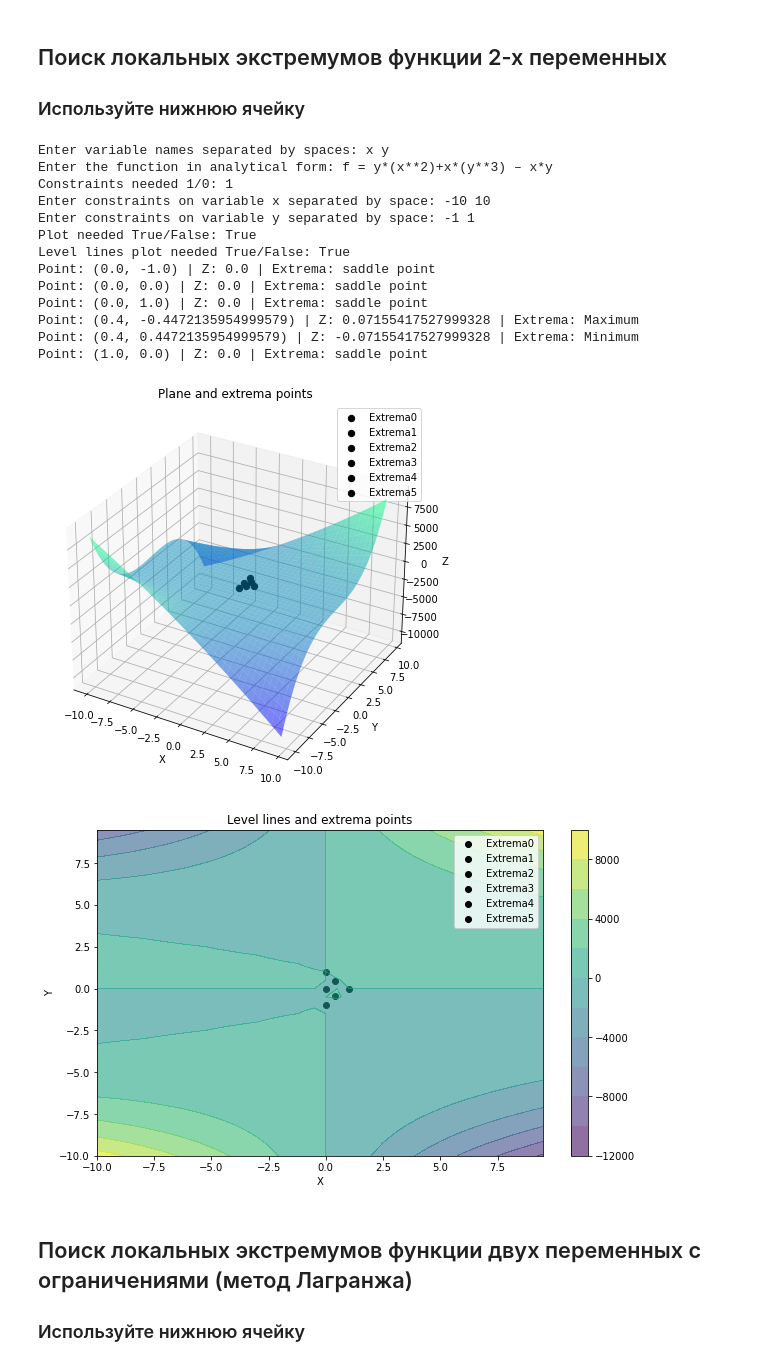
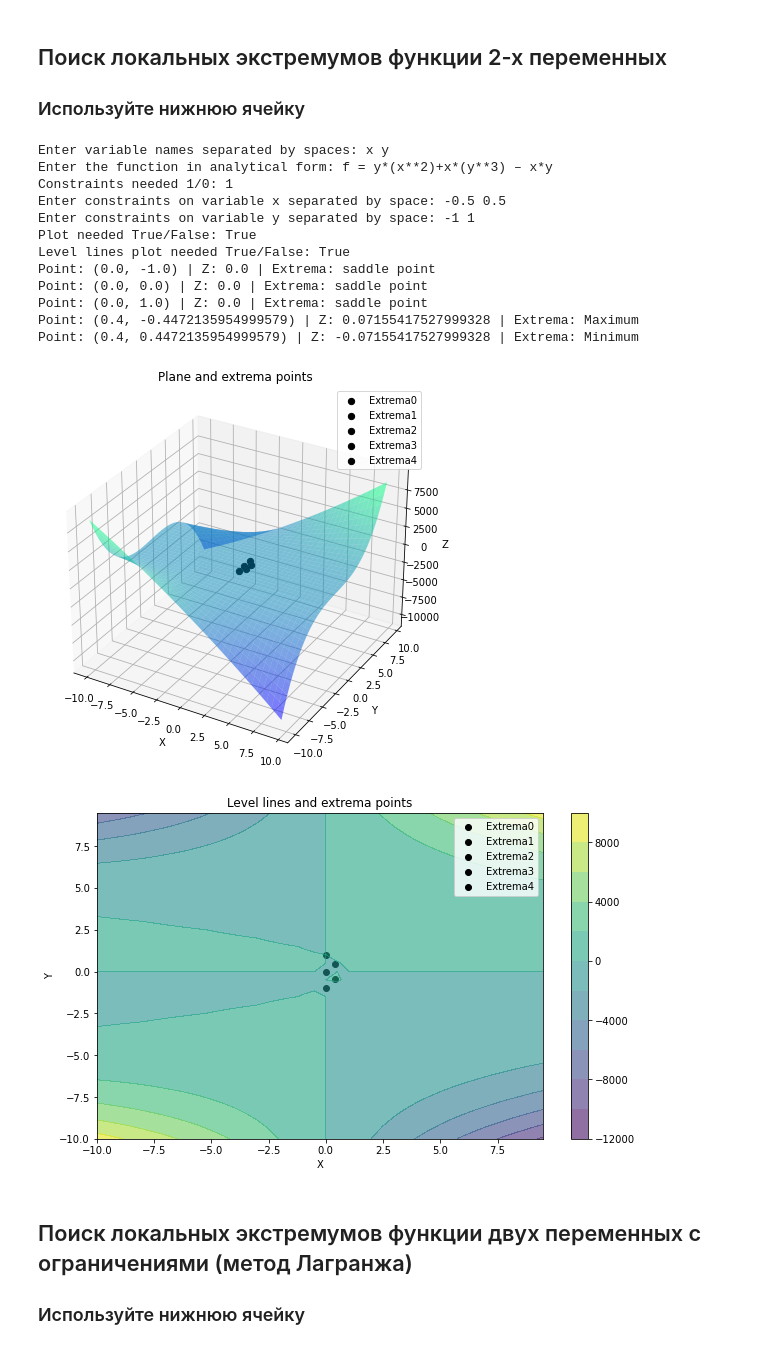
Before and after one commit to M1croZavr/ML_opt, a Jupyter notebook: twovarextremas/User interface notebook.ipynb, the cells around one changed output. Saved outputs shown, nothing was run; the diff lists cells and outputs as text; code cells hidden in the pictures.

```diff
--- a/twovarextremas/User interface notebook.ipynb
+++ b/twovarextremas/User interface notebook.ipynb
@@ -6,29 +6,28 @@ import find_extrema
 # %%
 vars_ = input('Enter variable names separated by spaces: ').split()
 f_analytic = input('Enter the function in analytical form: f = ')
 constraints = [] if input('Constraints needed 1/0: ') == '1' else None
 if constraints == []:
-    constraints.append(tuple(map(lambda x: int(x.strip()), input('Enter constraints on variable x separated by space: ').split())))
-    constraints.append(tuple(map(lambda x: int(x.strip()), input('Enter constraints on variable y separated by space: ').split())))
+    constraints.append(tuple(map(lambda x: float(x.strip()), input('Enter constraints on variable x separated by space: ').split())))
+    constraints.append(tuple(map(lambda x: float(x.strip()), input('Enter constraints on variable y separated by space: ').split())))
 plot1_flag = eval(input('Plot needed True/False: ').strip().lower().capitalize())
 plot2_flag = eval(input('Level lines plot needed True/False: ').strip().lower().capitalize())
 find_extrema.find_local_2var(vars_, f_analytic, constraints, plot1_flag, plot2_flag)
 # %% [output]
 Enter variable names separated by spaces: x y
 Enter the function in analytical form: f = y*(x**2)+x*(y**3) – x*y
 Constraints needed 1/0: 1
-Enter constraints on variable x separated by space: -10 10
+Enter constraints on variable x separated by space: -0.5 0.5
 Enter constraints on variable y separated by space: -1 1
 Plot needed True/False: True
 Level lines plot needed True/False: True
 Point: (0.0, -1.0) | Z: 0.0 | Extrema: saddle point
 Point: (0.0, 0.0) | Z: 0.0 | Extrema: saddle point
 Point: (0.0, 1.0) | Z: 0.0 | Extrema: saddle point
 Point: (0.4, -0.4472135954999579) | Z: 0.07155417527999328 | Extrema: Maximum
 Point: (0.4, 0.4472135954999579) | Z: -0.07155417527999328 | Extrema: Minimum
-Point: (1.0, 0.0) | Z: 0.0 | Extrema: saddle point
-[figure, old version]
+[figure, new version]
-[figure, old version]
+[figure, new version]
 # %% [markdown]
 ## Поиск локальных экстремумов функции двух переменных с ограничениями (метод Лагранжа)
 ### Используйте нижнюю ячейку
```
Also changed, not shown: parts of 2 cells of this notebook, 2 other files.
